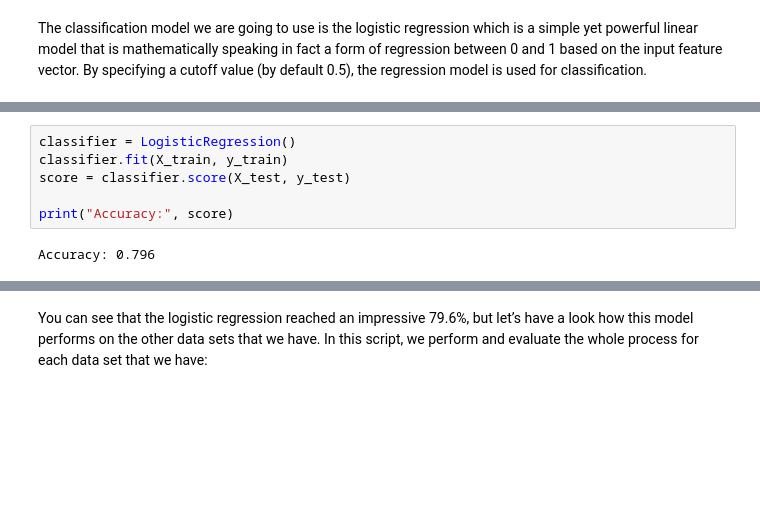
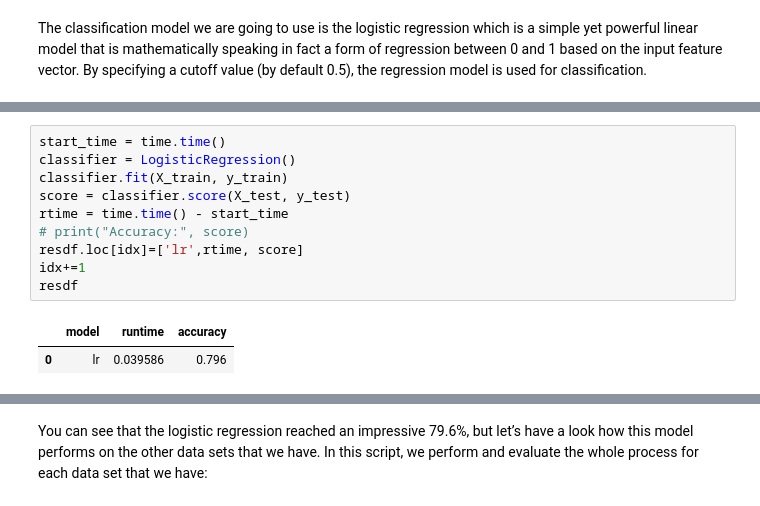
Before and after one commit to ftk1000/colab_demos, a Jupyter notebook: text_classification_with_python_and_keras.ipynb, the cells around one changed output, grey strips where cells are left out. Cells and saved outputs as stored; diff of their text form; blank space fills up the shorter version.

```diff
--- a/text_classification_with_python_and_keras.ipynb
+++ b/text_classification_with_python_and_keras.ipynb
@@ -269,8 +271,13 @@ from sklearn.linear_model import LogisticRegression
 # %%
+start_time = time.time()
 classifier = LogisticRegression()
 classifier.fit(X_train, y_train)
 score = classifier.score(X_test, y_test)
-
-print("Accuracy:", score)
+rtime = time.time() - start_time
+# print("Accuracy:", score)
+resdf.loc[idx]=['lr',rtime, score]
+idx+=1
+resdf
 # %% [output]
-Accuracy: 0.796
+|  | model | runtime | accuracy |
+| 0 | lr | 0.039586 | 0.796 |
```
Also changed, not shown: parts of 21 cells of this notebook.
